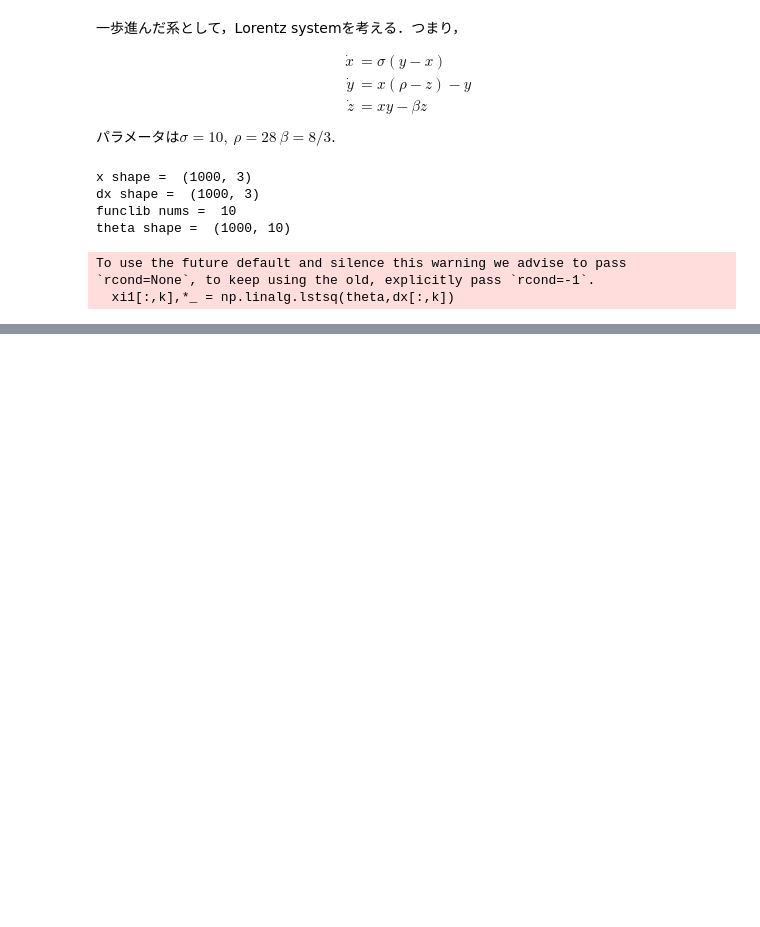
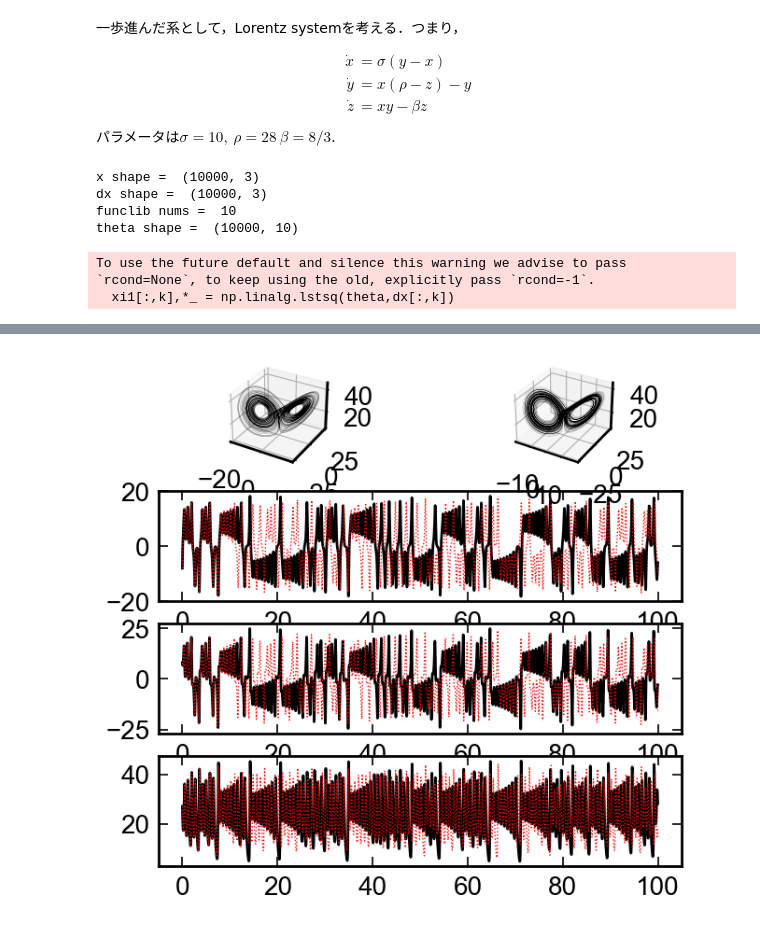
Before and after one commit to so-miyamoto/sindy_mypractice, a Jupyter notebook: sindy.ipynb, the cells around one changed output, grey strips where cells are left out. Drawn from its saved outputs; the diff is of its cells as text; code cells hidden in the pictures; blank space fills up the shorter version.

```diff
--- a/sindy.ipynb
+++ b/sindy.ipynb
@@ -218,7 +218,7 @@ def main():
   # make data
   x0 = np.array([-8.0,8.0,27.0])
   t_span = (0.0,100.0)
-  t_eval = np.linspace(*t_span,1000)
+  t_eval = np.linspace(*t_span,10000)
   sol = solve_ivp(ode,t_span,x0,rtol=1e-12,atol=1e-12,
     t_eval=t_eval,
   )
@@ -257,7 +257,7 @@ def main():
   ode_identified = lambda t,x: (make_theta([x],fs)@xi)[0]
 
   t_span = (0.0,100.0)
-  t_eval = np.linspace(*t_span,1000)
+  t_eval = np.linspace(*t_span,10000)
   sol_id = solve_ivp(ode_identified,t_span,x0,rtol=1e-12,atol=1e-12,
     t_eval=t_eval,
   )
@@ -274,9 +274,9 @@ def main():
 
 main()
 # %% [output]
-x shape =  (1000, 3)
-dx shape =  (1000, 3)
+x shape =  (10000, 3)
+dx shape =  (10000, 3)
 funclib nums =  10
-theta shape =  (1000, 10)
+theta shape =  (10000, 10)
 To use the future default and silence this warning we advise to pass `rcond=None`, to keep using the old, explicitly pass `rcond=-1`.
   xi1[:,k],*_ = np.linalg.lstsq(theta,dx[:,k])
@@ -293,0 +295 @@ Xi =  [[ 0.          0.          0.        ]
+[figure, added]
```
Also changed, not shown: parts of 1 cell of this notebook.
